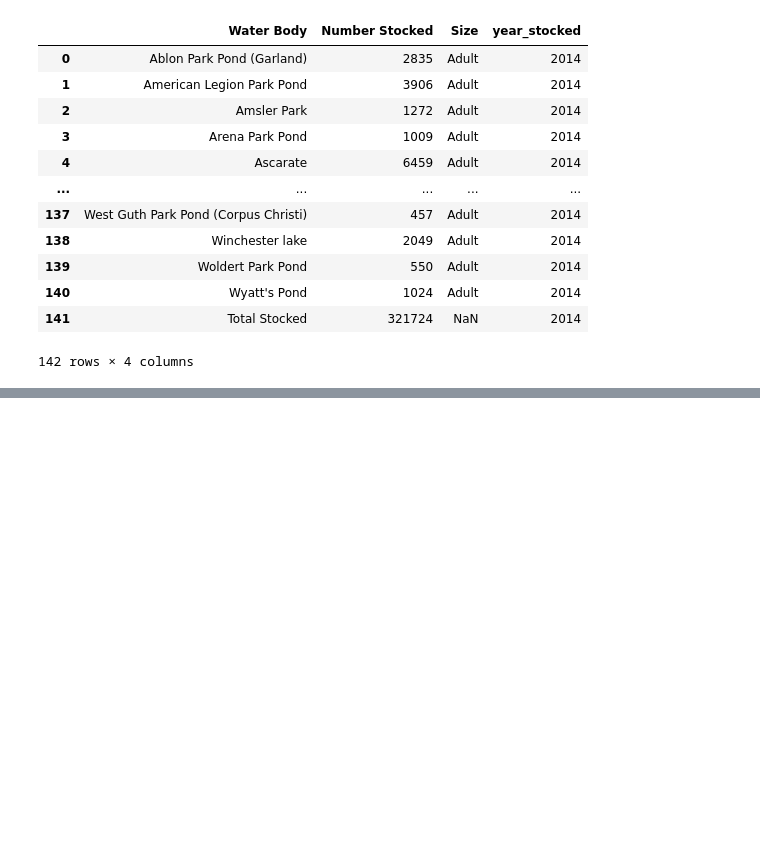
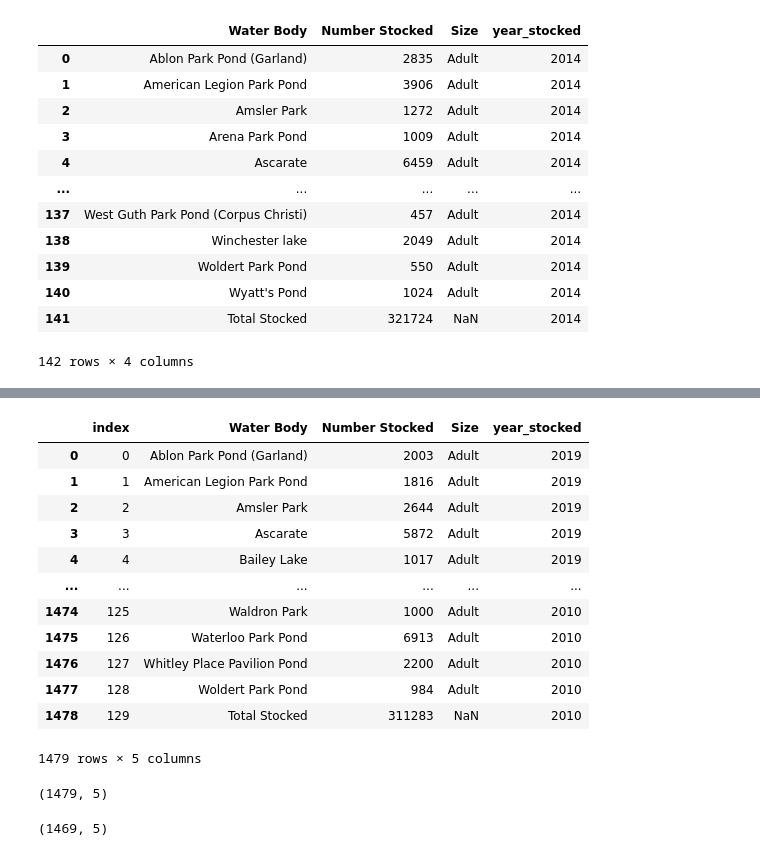
Before and after one commit to NSharick/python-practice, a Jupyter notebook: fish_stocking_webscrape.ipynb, the cells around one changed output, grey strips where cells are left out. Drawn from its saved outputs; the diff is of its cells as text; code cells hidden in the pictures; blank space fills up the shorter version.

```diff
--- a/fish_stocking_webscrape.ipynb
+++ b/fish_stocking_webscrape.ipynb
@@ -219,0 +220,23 @@ rainbow_trout_2010
+# %%
+trout_df = pd.concat([rainbow_trout_2019, rainbow_trout_2018, rainbow_trout_2017, rainbow_trout_2016,
+                     rainbow_trout_2015, rainbow_trout_2014, rainbow_trout_2013, rainbow_trout_2012,
+                     rainbow_trout_2011, rainbow_trout_2010], axis=0).reset_index()
+trout_df
+# %% [output]
+|  | index | Water Body | Number Stocked | Size | year_stocked |
+| 0 | 0 | Ablon Park Pond (Garland) | 2003 | Adult | 2019 |
+| 1 | 1 | American Legion Park Pond | 1816 | Adult | 2019 |
+| 2 | 2 | Amsler Park | 2644 | Adult | 2019 |
+| 3 | 3 | Ascarate | 5872 | Adult | 2019 |
+| 4 | 4 | Bailey Lake | 1017 | Adult | 2019 |
+| ... | ... | ... | ... | ... | ... |
+| 1474 | 125 | Waldron Park | 1000 | Adult | 2010 |
+| 1475 | 126 | Waterloo Park Pond | 6913 | Adult | 2010 |
+| 1476 | 127 | Whitley Place Pavilion Pond | 2200 | Adult | 2010 |
+| 1477 | 128 | Woldert Park Pond | 984 | Adult | 2010 |
+| 1478 | 129 | Total Stocked | 311283 | NaN | 2010 |
+1479 rows × 5 columns
+# %%
+trout_df.shape
+# %% [output]
+(1479, 5)
@@ -219,0 +245,4 @@ rainbow_trout_2010
+# %%
+trout_df.shape
+# %% [output]
+(1469, 5)
```
Also changed, not shown: parts of 10 cells of this notebook.
